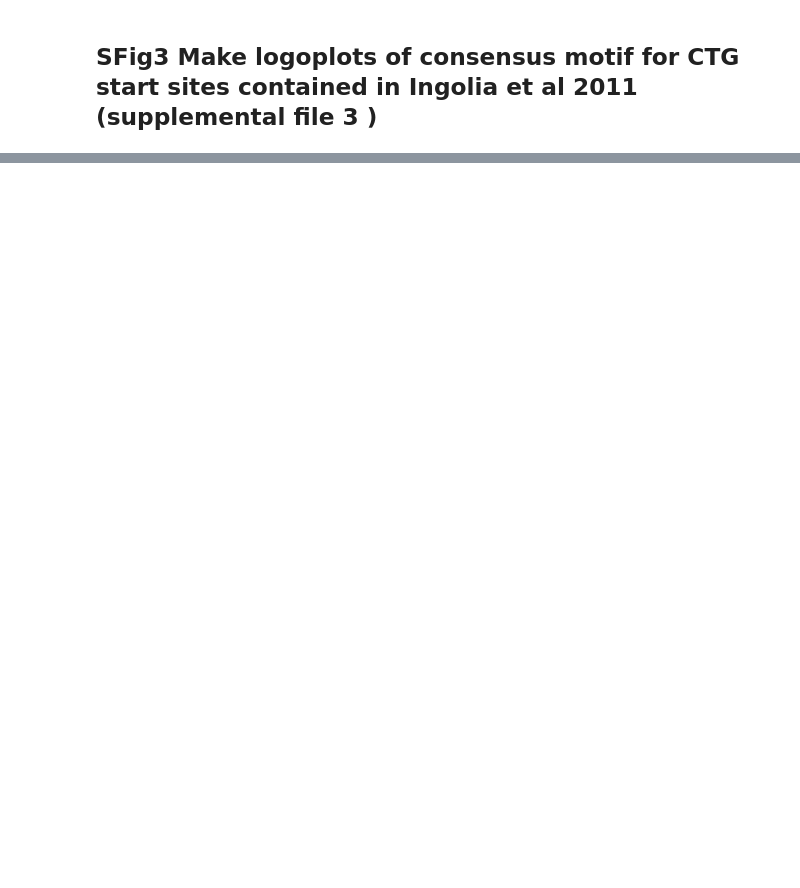
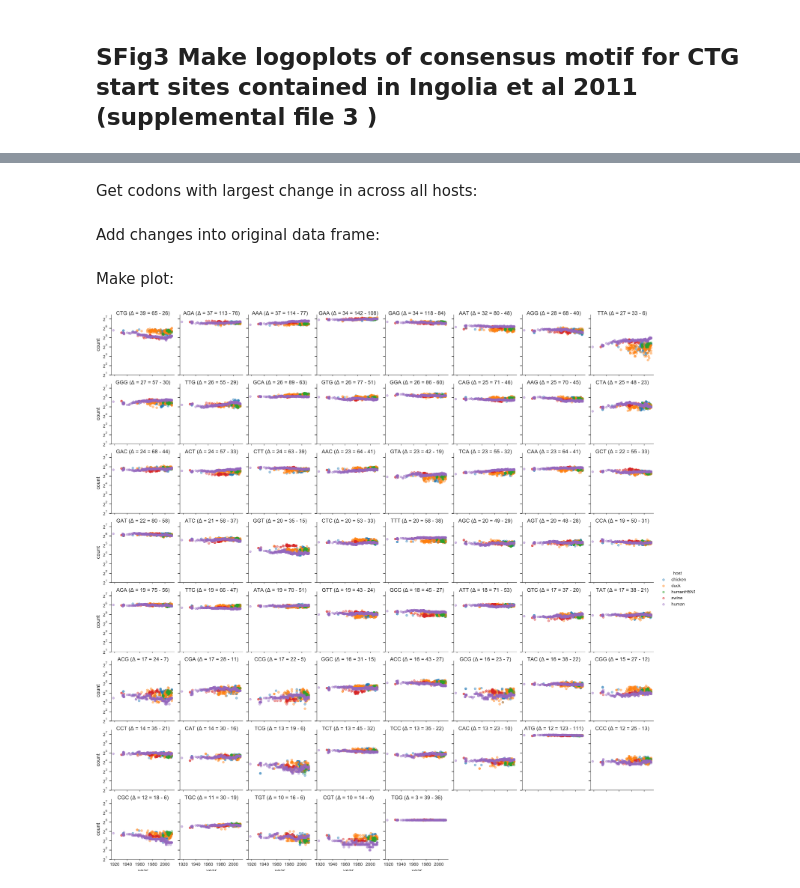
Before and after one commit to rasilab/machkovech_2018, a Jupyter notebook: scripts/Influenza_CTG_evolution.ipynb, the cells around one changed output, grey strips where cells are left out. Cells and saved outputs as stored; diff of their text form; code cells hidden in the pictures; blank space fills up the shorter version.

Commit message:
plot frequencies of all codons

```diff
--- a/scripts/Influenza_CTG_evolution.ipynb
+++ b/scripts/Influenza_CTG_evolution.ipynb
@@ -743,0 +792,2 @@ weblogo  --fineprint ''  --fontsize 9 --title-fontsize 9 --number-fontsize 7 --y
+# %% [markdown]
+Get codons with largest change in across all hosts:
@@ -743,0 +813,40 @@ weblogo  --fineprint ''  --fontsize 9 --title-fontsize 9 --number-fontsize 7 --y
+# %% [markdown]
+Add changes into original data frame:
+# %%
+df = df.merge(change)
+# %% [markdown]
+Make plot:
+# %%
+ncols = 8
+g = sns.FacetGrid(df.assign(row=lambda x: x.icodon // ncols,
+                            col=lambda x: x.icodon % ncols),
+                  row="row", col='col', hue="host", legend_out=True)
+
+g = (g.map(plt.scatter, "year", 'count', marker="o", alpha=.4, s=15)
+           .set_titles("")
+           .set(xlim=(1915, 2015), xticks=[1920, 1940, 1960, 1980, 2000])
+           .set_xlabels('year')
+           )
+for ax, label in zip(g.axes.flatten(), change.label):
+    ax.set_title(label, verticalalignment='top')
+    ax.set_yscale('log', basey=2)
+
+# hide empty grids: https://stackoverflow.com/a/41306194
+for (i,j,k), data in g.facet_data():
+    if data.empty:
+        ax = g.facet_axis(i, j)
+        ax.set_axis_off()
+
+facetsize = 1.8
+g.fig.set_size_inches([facetsize * ncols, facetsize * math.ceil(len(codons) / ncols)])
+g.add_legend()
+
+savefilename='../figures/all_codon_counts.svg'
+plt.savefig(savefilename)
+plt.savefig(os.path.splitext(savefilename)[0] + '.pdf')
+png = savefilename.rstrip('.svg') + '.png'
+!convert -density 192 -trim $savefilename $png
+display(Image(png))
+plt.close()
+# %% [output]
+[figure, added]
```
Also changed, not shown: parts of 11 cells of this notebook, 24 other files.
